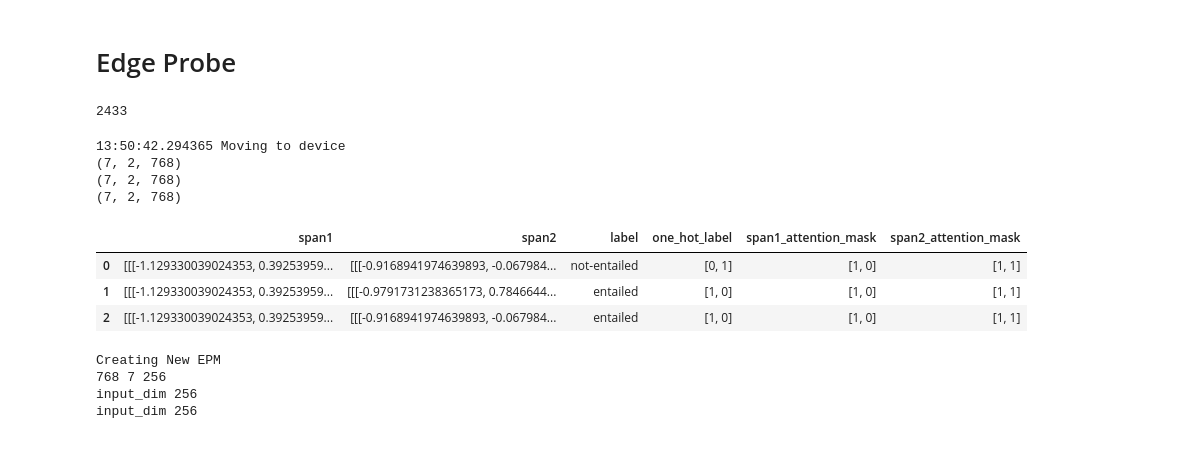
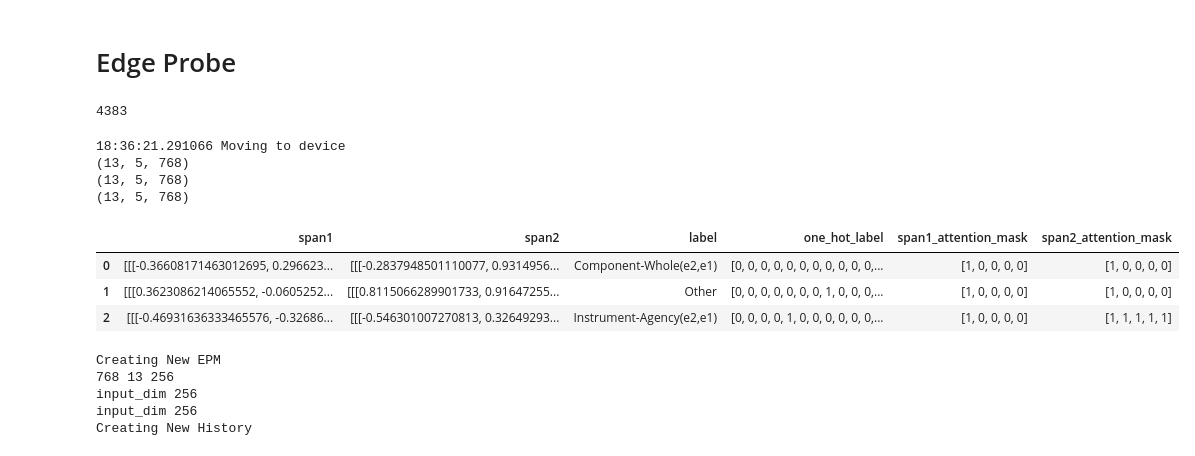
Before and after one commit to mohsenfayyaz/edge-probe, a Jupyter notebook: Edge_Probing_Full.ipynb, the cells around one changed output. Cells and saved outputs as stored; diff of their text form; code cells hidden in the pictures.

```diff
--- a/Edge_Probing_Full.ipynb
+++ b/Edge_Probing_Full.ipynb
@@ -82,8 +64,8 @@ class Dataset_info:
 # %%
 # model_checkpoint = 'xlnet-base-cased'
 # model_checkpoint = "xlnet-large-cased"
-model_checkpoint = "distilbert-base-cased"
-# model_checkpoint = "bert-base-cased"
+# model_checkpoint = "distilbert-base-cased"
+model_checkpoint = "bert-base-cased"
 # model_checkpoint = "bert-large-cased"
 # model_checkpoint = "albert-xxlarge-v2"
 # model_checkpoint = "t5-small"
@@ -91,12 +73,13 @@ model_checkpoint = "distilbert-base-cased"
 # model_checkpoint = "mohsenfayyaz/toxicity-classifier"
 
 
-my_dataset_info = Dataset_info("dpr", num_of_spans=2)
+# my_dataset_info = Dataset_info("dpr", num_of_spans=2)
 # my_dataset_info = Dataset_info("ud", num_of_spans=2)
+my_dataset_info = Dataset_info("semeval", num_of_spans=2)
 
 
-MAX_RAM_USAGE = 90
-MAX_CACHE_LEN = 3000
+MAX_RAM_USAGE = 80
+MAX_CACHE_LEN = 10000
 CACHE = True
 POOL_METHOD = "attn"  # 'max', 'attn'
 DEVICE = 'cuda' if torch.cuda.is_available() else "cpu"
@@ -144,6 +122,11 @@ class Dataset_handler:
             self.json_to_dataset('./edge-probing-datasets/data/ud_data/en_ewt-ud-train.json', data_type="train", fraction = frac)
             self.json_to_dataset('./edge-probing-datasets/data/ud_data/en_ewt-ud-dev.json', data_type="dev", fraction = frac)
             self.json_to_dataset('./edge-probing-datasets/data/ud_data/en_ewt-ud-test.json', data_type="test", fraction = frac)
+        elif dataset_info.dataset_name == "semeval":
+            frac = 1
+            self.json_to_dataset('./edge-probing-datasets/data/semeval_data/train.all.json', data_type="train", fraction = frac)
+            self.json_to_dataset('./edge-probing-datasets/data/semeval_data/test.json', data_type="dev", fraction = 0.01)
+            self.json_to_dataset('./edge-probing-datasets/data/semeval_data/test.json', data_type="test", fraction = frac)
         else:
             throw("Error: Unkown dataset name!")
 
@@ -735,32 +750,35 @@ class Edge_probe_trainer:
 # %%
 my_edge_probe_trainer = None
 edge_probe_model_checkpoint = None
+history = None
 gc.collect()
 # %% [output]
-2433
+4383
 # %%
 try:
     edge_probe_model_checkpoint = my_edge_probe_trainer.edge_probe_model
 except:
     edge_probe_model_checkpoint = None
 my_edge_probe_trainer = Edge_probe_trainer(model,
                                            my_dataset_handler,
                                            device=DEVICE,
                                            pool_method=POOL_METHOD,
-                                           edge_probe_model_checkpoint=edge_probe_model_checkpoint)
+                                           edge_probe_model_checkpoint=edge_probe_model_checkpoint,
+                                           history_checkpoint=history)
 # %% [output]
-13:50:42.294365 Moving to device
-(7, 2, 768)
-(7, 2, 768)
-(7, 2, 768)
+18:36:21.291066 Moving to device
+(13, 5, 768)
+(13, 5, 768)
+(13, 5, 768)
 |  | span1 | span2 | label | one_hot_label | span1_attention_mask | span2_attention_mask |
-| 0 | [[[-1.129330039024353, 0.39253959... | [[[-0.9168941974639893, -0.067984... | not-entailed | [0, 1] | [1, 0] | [1, 1] |
-| 1 | [[[-1.129330039024353, 0.39253959... | [[[-0.9791731238365173, 0.7846644... | entailed | [1, 0] | [1, 0] | [1, 1] |
-| 2 | [[[-1.129330039024353, 0.39253959... | [[[-0.9168941974639893, -0.067984... | entailed | [1, 0] | [1, 0] | [1, 1] |
+| 0 | [[[-0.36608171463012695, 0.296623... | [[[-0.2837948501110077, 0.9314956... | Component-Whole(e2,e1) | [0, 0, 0, 0, 0, 0, 0, 0, 0, 0, 0,... | [1, 0, 0, 0, 0] | [1, 0, 0, 0, 0] |
+| 1 | [[[0.3623086214065552, -0.0605252... | [[[0.8115066289901733, 0.91647255... | Other | [0, 0, 0, 0, 0, 0, 0, 1, 0, 0, 0,... | [1, 0, 0, 0, 0] | [1, 0, 0, 0, 0] |
+| 2 | [[[-0.46931636333465576, -0.32686... | [[[-0.546301007270813, 0.32649293... | Instrument-Agency(e2,e1) | [0, 0, 0, 0, 1, 0, 0, 0, 0, 0, 0,... | [1, 0, 0, 0, 0] | [1, 1, 1, 1, 1] |
 Creating New EPM
-768 7 256
+768 13 256
 input_dim 256
 input_dim 256
+Creating New History
 # %%
 my_edge_probe_trainer.edge_probe_model.summary()
 # %% [output]
```
Also changed, not shown: parts of 10 cells of this notebook.
